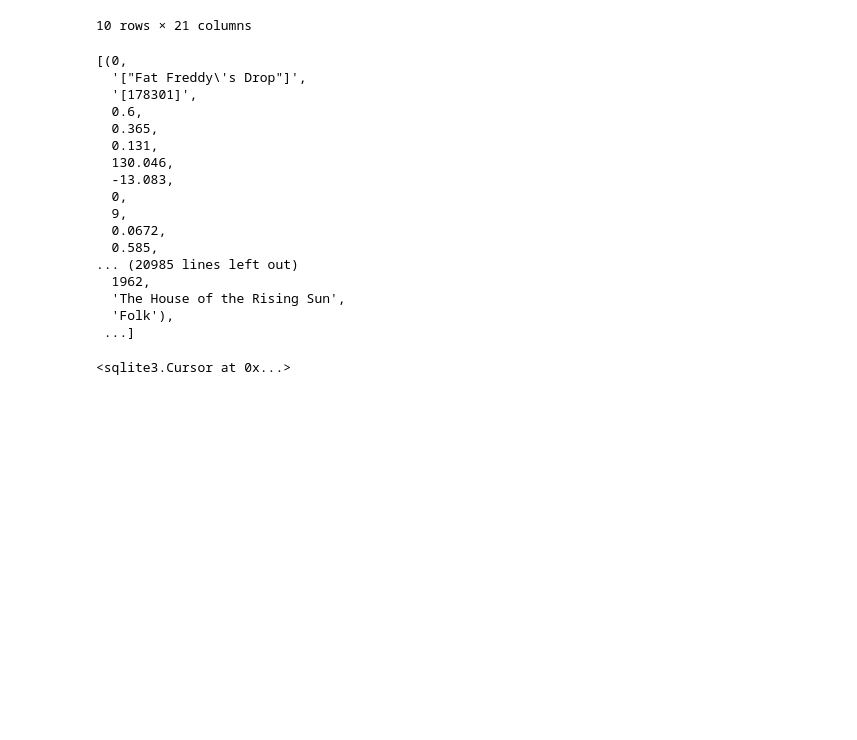
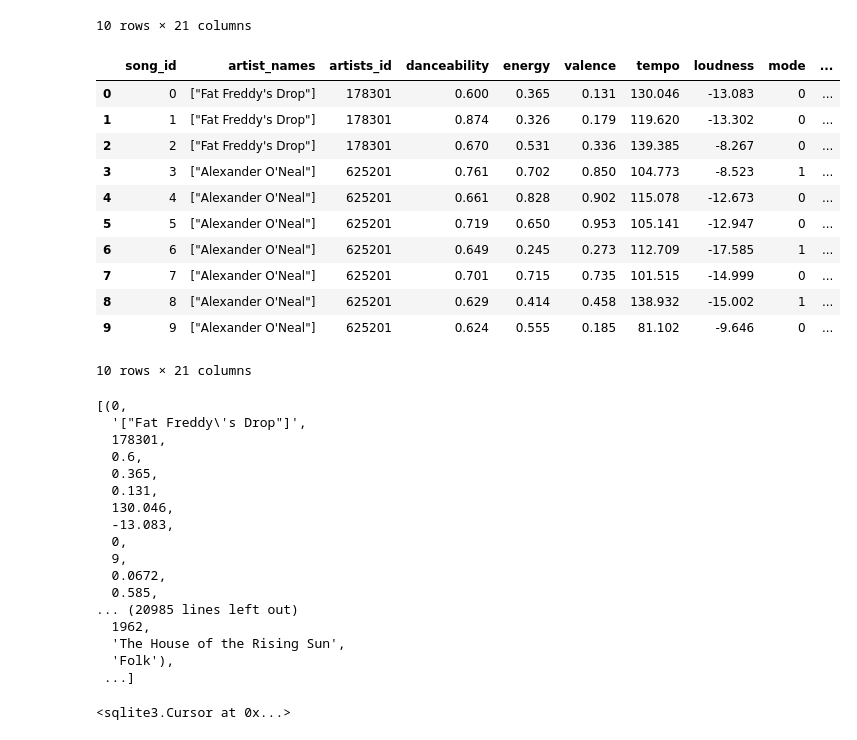
Before and after one commit to Yunaka1269/Musiconomics, a Jupyter notebook: SQLite_Spotify.ipynb, the cells around one changed output. Saved outputs shown, nothing was run; the diff lists cells and outputs as text; code cells hidden in the pictures; blank space fills up the shorter version.

```diff
--- a/SQLite_Spotify.ipynb
+++ b/SQLite_Spotify.ipynb
@@ -41,8 +41,8 @@ c.execute('''CREATE TABLE music (song_id int,
 import pandas as pd
 
 # load the data into a Pandas DataFrame
-music = pd.read_csv('music_genre.csv')
-music.head(10)
+music_genre = pd.read_csv('music_genre.csv')
+music_genre.head(10)
 # %% [output]
 |  | song_id | artist_names | artists_id | danceability | energy | valence | tempo | loudness | mode | ... |
 | 0 | 0 | ["Fat Freddy's Drop"] | [178301] | 0.600 | 0.365 | 0.131 | 130.046 | -13.083 | 0 | ... |
@@ -56,6 +56,23 @@ music.head(10)
 | 8 | 8 | ["Alexander O'Neal"] | [625201] | 0.629 | 0.414 | 0.458 | 138.932 | -15.002 | 1 | ... |
 | 9 | 9 | ["Alexander O'Neal"] | [625201] | 0.624 | 0.555 | 0.185 | 81.102 | -9.646 | 0 | ... |
 10 rows × 21 columns
+# %%
+# Clean up artist_id column header format
+music_genre['artists_id'] =  music_genre['artists_id'].apply(lambda x: x.replace('[','').replace(']',''))
+music_genre.head(10)
+# %% [output]
+|  | song_id | artist_names | artists_id | danceability | energy | valence | tempo | loudness | mode | ... |
+| 0 | 0 | ["Fat Freddy's Drop"] | 178301 | 0.600 | 0.365 | 0.131 | 130.046 | -13.083 | 0 | ... |
+| 1 | 1 | ["Fat Freddy's Drop"] | 178301 | 0.874 | 0.326 | 0.179 | 119.620 | -13.302 | 0 | ... |
+| 2 | 2 | ["Fat Freddy's Drop"] | 178301 | 0.670 | 0.531 | 0.336 | 139.385 | -8.267 | 0 | ... |
+| 3 | 3 | ["Alexander O'Neal"] | 625201 | 0.761 | 0.702 | 0.850 | 104.773 | -8.523 | 1 | ... |
+| 4 | 4 | ["Alexander O'Neal"] | 625201 | 0.661 | 0.828 | 0.902 | 115.078 | -12.673 | 0 | ... |
+| 5 | 5 | ["Alexander O'Neal"] | 625201 | 0.719 | 0.650 | 0.953 | 105.141 | -12.947 | 0 | ... |
+| 6 | 6 | ["Alexander O'Neal"] | 625201 | 0.649 | 0.245 | 0.273 | 112.709 | -17.585 | 1 | ... |
+| 7 | 7 | ["Alexander O'Neal"] | 625201 | 0.701 | 0.715 | 0.735 | 101.515 | -14.999 | 0 | ... |
+| 8 | 8 | ["Alexander O'Neal"] | 625201 | 0.629 | 0.414 | 0.458 | 138.932 | -15.002 | 1 | ... |
+| 9 | 9 | ["Alexander O'Neal"] | 625201 | 0.624 | 0.555 | 0.185 | 81.102 | -9.646 | 0 | ... |
+10 rows × 21 columns
 # %%
 # Write the music data to a SQLite table
 
@@ -63,11 +80,11 @@ music.to_sql('music', conn, if_exists = 'append', index = False)
 # %%
 # Fetch values from the SQLite table
 
-c.execute('''SELECT * FROM music''').fetchall() # fetchall() returns an array of tuples
+c.execute('''SELECT * FROM music_genre''').fetchall() # fetchall() returns an array of tuples
 # %% [output]
 [(0,
   '["Fat Freddy\'s Drop"]',
-  '[178301]',
+  178301,
   0.6,
   0.365,
   0.131,
```
Also changed, not shown: parts of 10 cells of this notebook.
